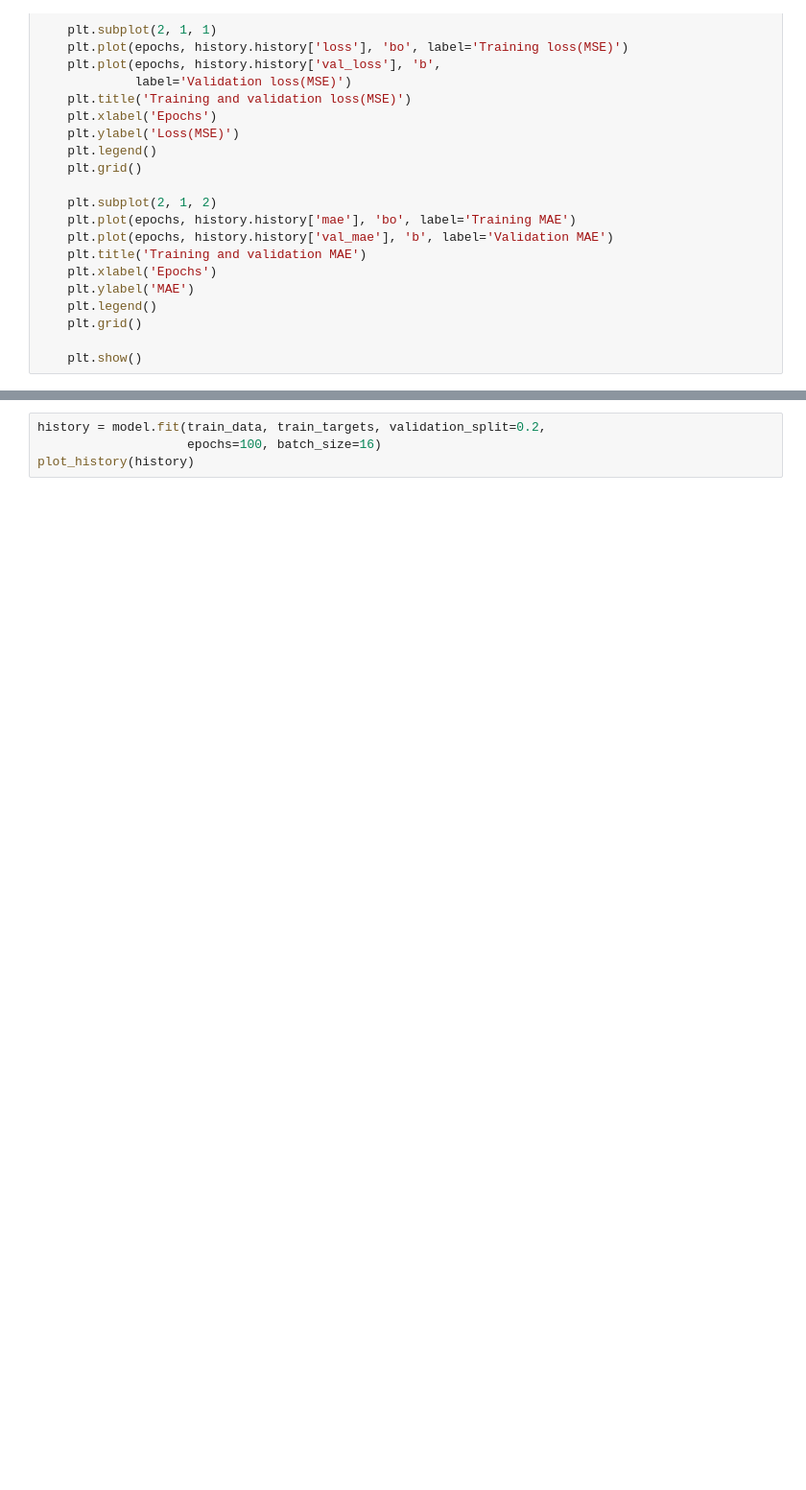
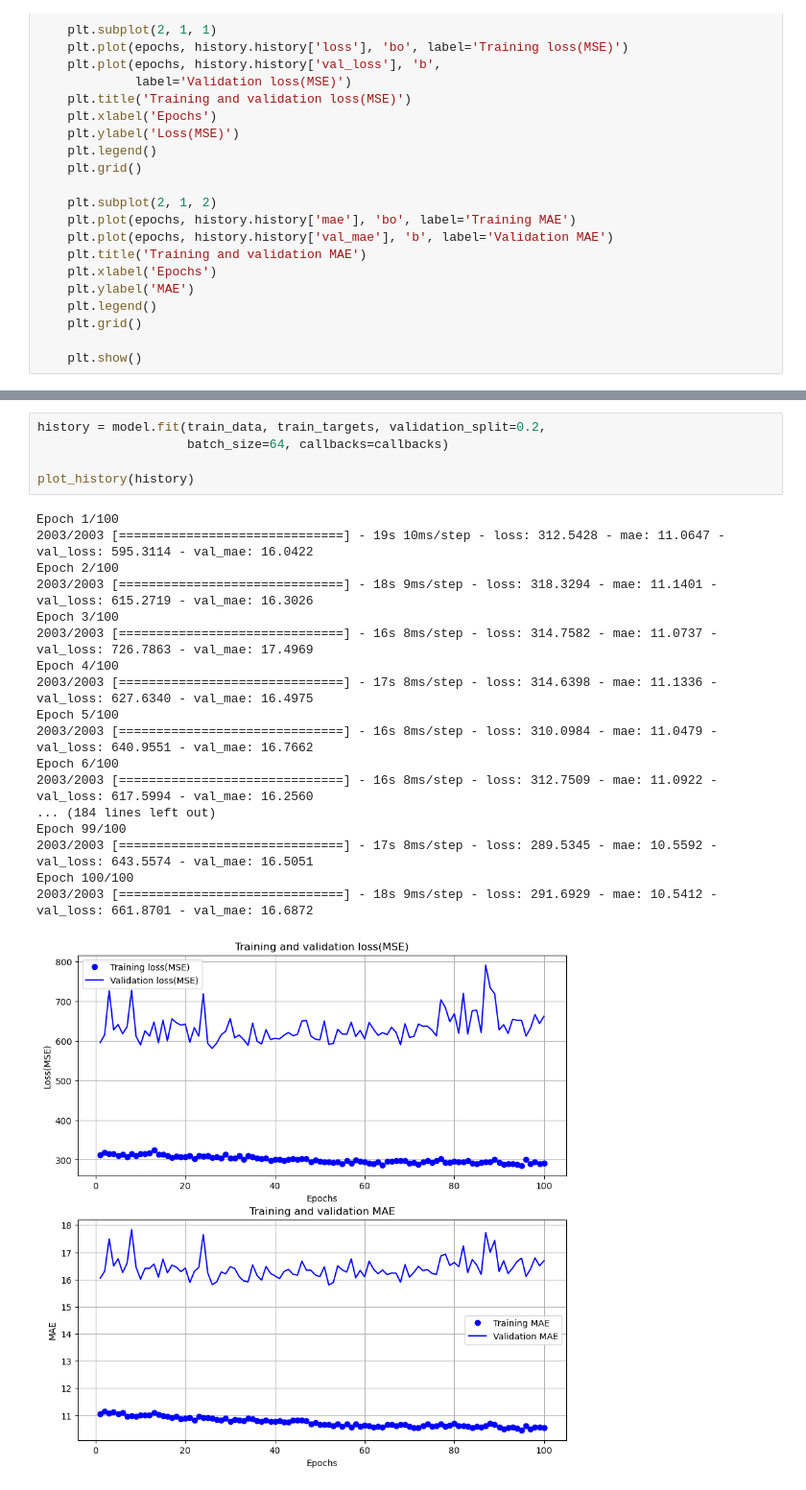
Before and after one commit to ErfanRasti/MachineLearningProjects, a Jupyter notebook: NeuralNetworks/HotelPricePrediction.ipynb, the cells around one changed output, grey strips where cells are left out. Shown at 96% size. Saved outputs shown, nothing was run; the diff lists cells and outputs as text; blank space fills up the shorter version.

```diff
--- a/NeuralNetworks/HotelPricePrediction.ipynb
+++ b/NeuralNetworks/HotelPricePrediction.ipynb
@@ -363,4 +385,24 @@ plot_history(history)
 # %%
 history = model.fit(train_data, train_targets, validation_split=0.2,
-                    epochs=100, batch_size=16)
+                    batch_size=64, callbacks=callbacks)
+
 plot_history(history)
+# %% [output]
+Epoch 1/100
+2003/2003 [==============================] - 19s 10ms/step - loss: 312.5428 - mae: 11.0647 - val_loss: 595.3114 - val_mae: 16.0422
+Epoch 2/100
+2003/2003 [==============================] - 18s 9ms/step - loss: 318.3294 - mae: 11.1401 - val_loss: 615.2719 - val_mae: 16.3026
+Epoch 3/100
+2003/2003 [==============================] - 16s 8ms/step - loss: 314.7582 - mae: 11.0737 - val_loss: 726.7863 - val_mae: 17.4969
+Epoch 4/100
+2003/2003 [==============================] - 17s 8ms/step - loss: 314.6398 - mae: 11.1336 - val_loss: 627.6340 - val_mae: 16.4975
+Epoch 5/100
+2003/2003 [==============================] - 16s 8ms/step - loss: 310.0984 - mae: 11.0479 - val_loss: 640.9551 - val_mae: 16.7662
+Epoch 6/100
+2003/2003 [==============================] - 16s 8ms/step - loss: 312.7509 - mae: 11.0922 - val_loss: 617.5994 - val_mae: 16.2560
+... (184 lines left out)
+Epoch 99/100
+2003/2003 [==============================] - 17s 8ms/step - loss: 289.5345 - mae: 10.5592 - val_loss: 643.5574 - val_mae: 16.5051
+Epoch 100/100
+2003/2003 [==============================] - 18s 9ms/step - loss: 291.6929 - mae: 10.5412 - val_loss: 661.8701 - val_mae: 16.6872
+[figure, added]
```
Also changed, not shown: parts of 8 cells of this notebook, 1 other file.
